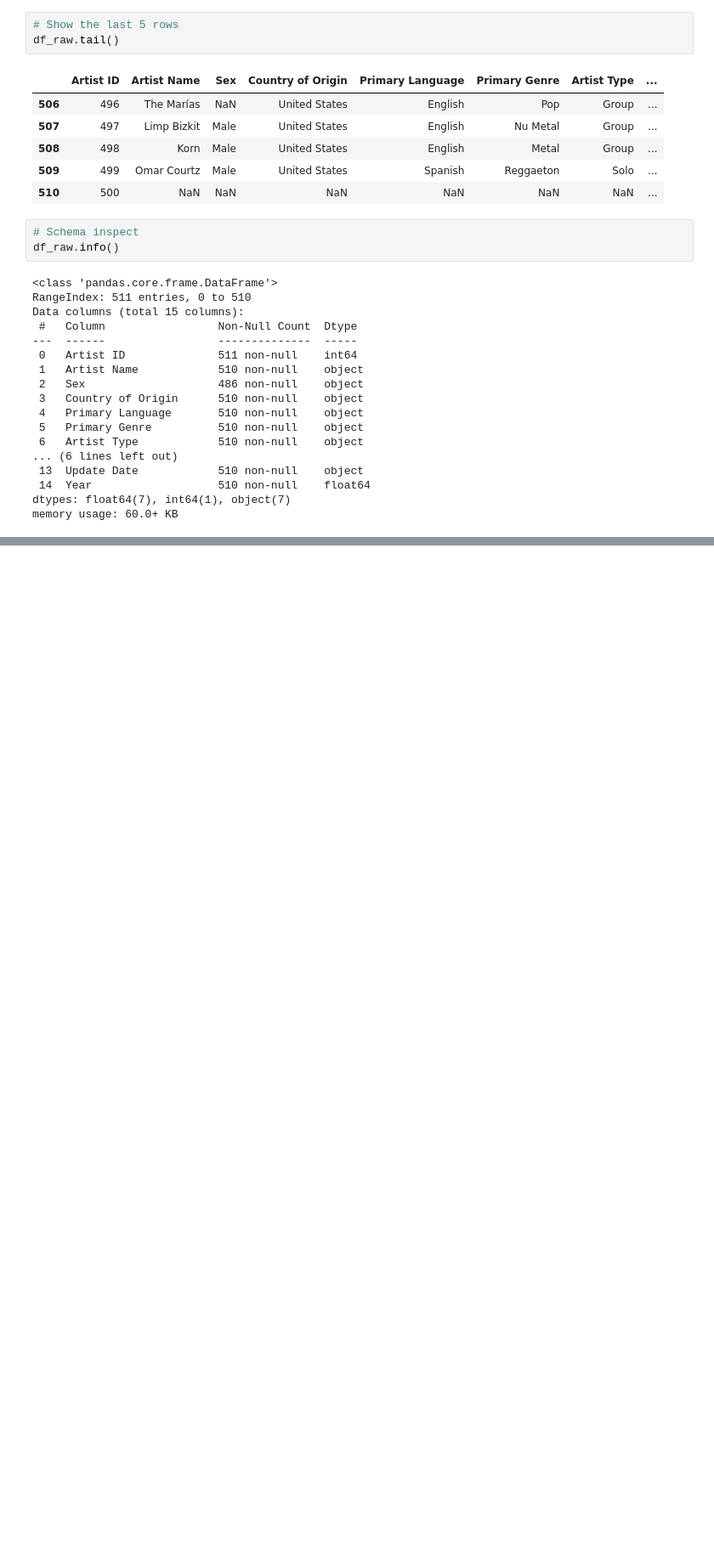
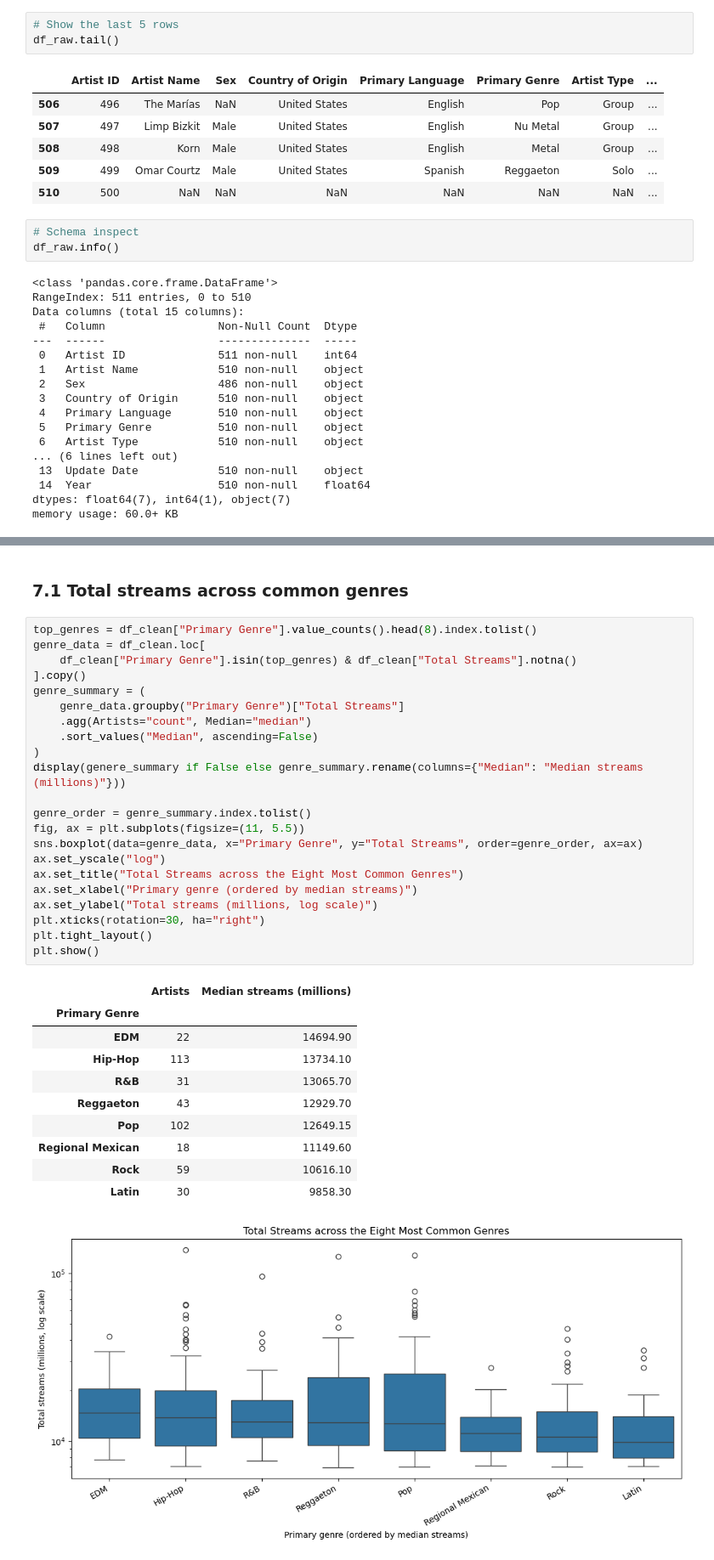
Before and after one commit to raslmm/pds-music-analysis, a Jupyter notebook: notebooks/Group07_PDS_2627.ipynb, the cells around one changed output, grey strips where cells are left out. Shown at 85% size. Cells and saved outputs as stored; diff of their text form; blank space fills up the shorter version.

```diff
--- a/notebooks/Group07_PDS_2627.ipynb
+++ b/notebooks/Group07_PDS_2627.ipynb
@@ -157,0 +424,36 @@ Total Exact Duplicate Rows: 10
+# %% [markdown]
+### 7.1 Total streams across common genres
+# %%
+top_genres = df_clean["Primary Genre"].value_counts().head(8).index.tolist()
+genre_data = df_clean.loc[
+    df_clean["Primary Genre"].isin(top_genres) & df_clean["Total Streams"].notna()
+].copy()
+genre_summary = (
+    genre_data.groupby("Primary Genre")["Total Streams"]
+    .agg(Artists="count", Median="median")
+    .sort_values("Median", ascending=False)
+)
+display(genere_summary if False else genre_summary.rename(columns={"Median": "Median streams (millions)"}))
+
+genre_order = genre_summary.index.tolist()
+fig, ax = plt.subplots(figsize=(11, 5.5))
+sns.boxplot(data=genre_data, x="Primary Genre", y="Total Streams", order=genre_order, ax=ax)
+ax.set_yscale("log")
+ax.set_title("Total Streams across the Eight Most Common Genres")
+ax.set_xlabel("Primary genre (ordered by median streams)")
+ax.set_ylabel("Total streams (millions, log scale)")
+plt.xticks(rotation=30, ha="right")
+plt.tight_layout()
+plt.show()
+# %% [output]
+|  | Artists | Median streams (millions) |
+| Primary Genre |  |  |
+| EDM | 22 | 14694.90 |
+| Hip-Hop | 113 | 13734.10 |
+| R&B | 31 | 13065.70 |
+| Reggaeton | 43 | 12929.70 |
+| Pop | 102 | 12649.15 |
+| Regional Mexican | 18 | 11149.60 |
+| Rock | 59 | 10616.10 |
+| Latin | 30 | 9858.30 |
+[figure, added]
```
Also changed, not shown: parts of 24 cells of this notebook.
